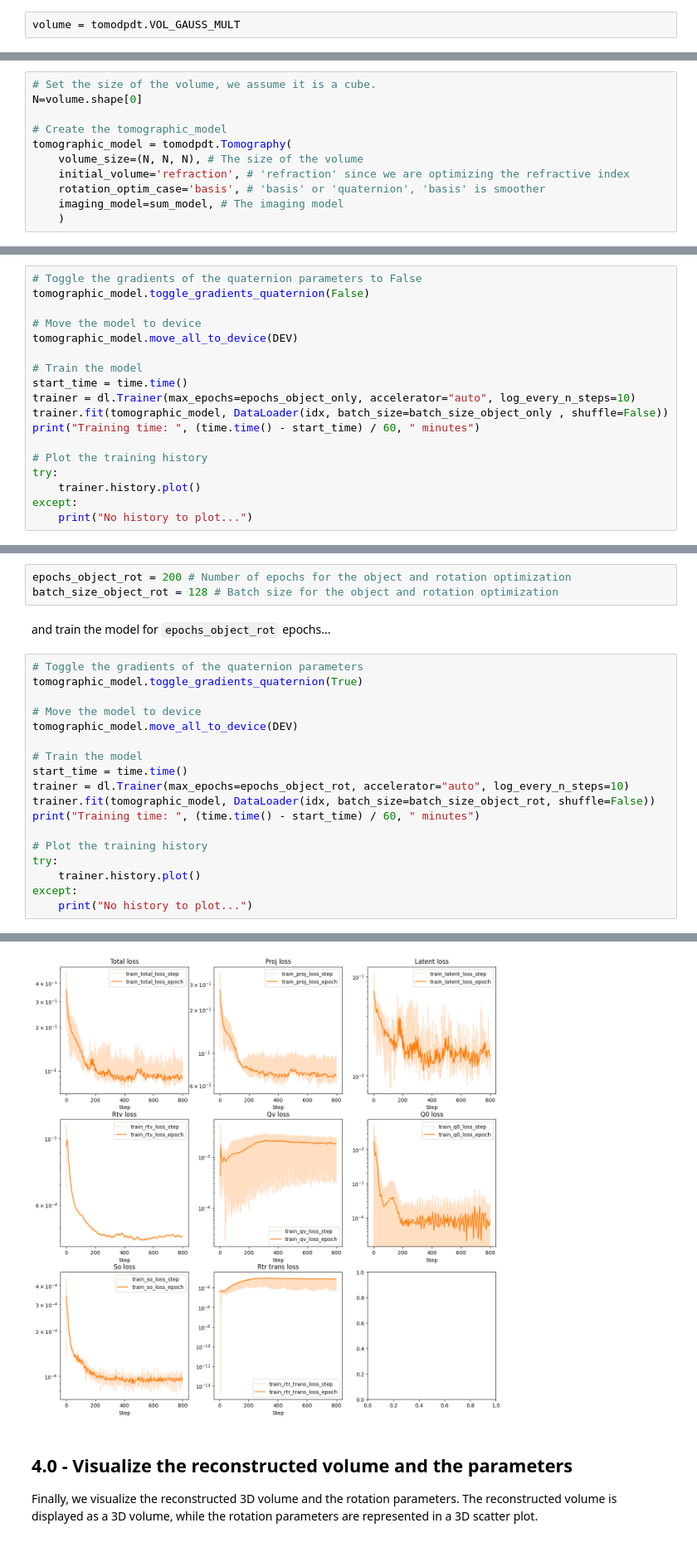
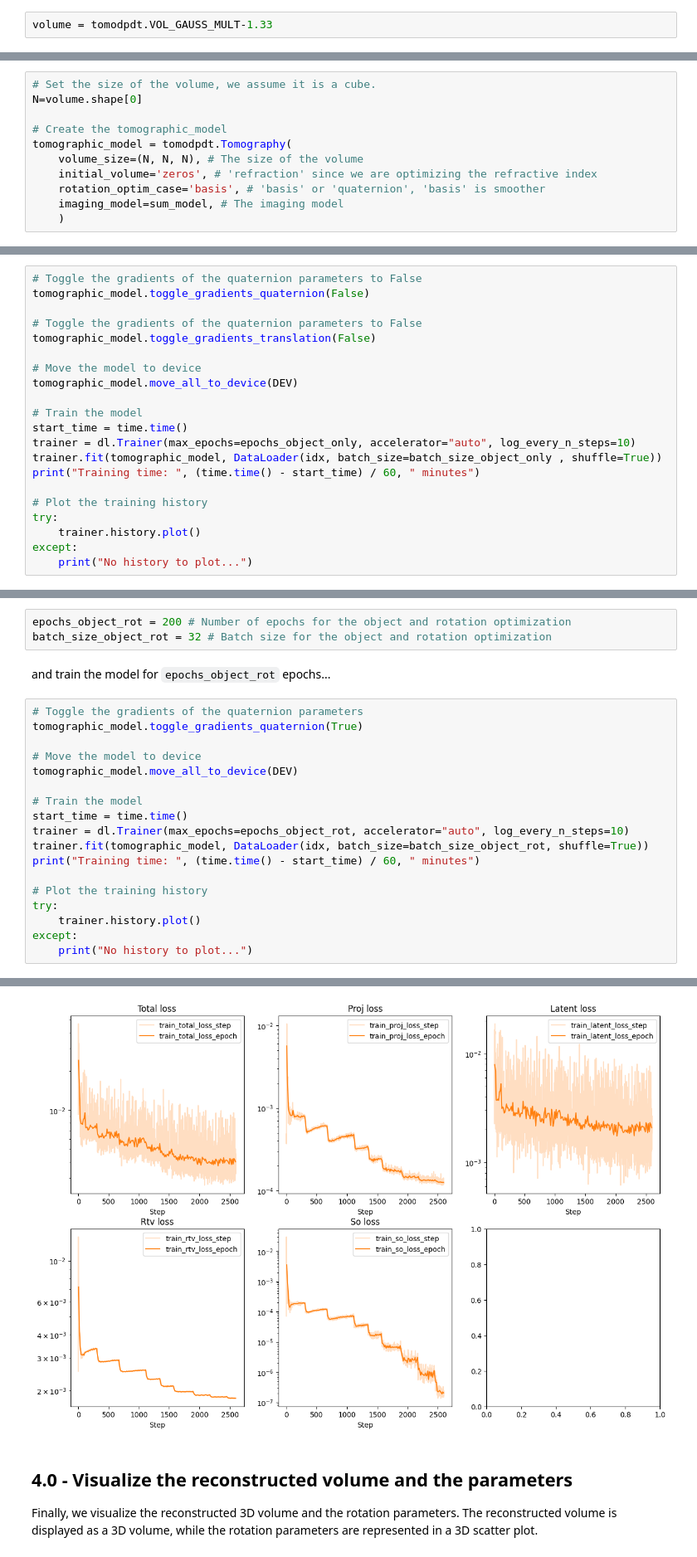
Before and after one commit to SkariZ/TomoDpDt, a Jupyter notebook: Notebooks/sum_projection_1ax.ipynb, the cells around one changed output, grey strips where cells are left out. Shown at 83% size. Saved outputs shown, nothing was run; the diff lists cells and outputs as text.

```diff
--- a/Notebooks/sum_projection_1ax.ipynb
+++ b/Notebooks/sum_projection_1ax.ipynb
@@ -32,7 +32,7 @@ Using device: cuda
 
 In this example, we load a 3D volume consisting of small Gaussian blobs placed randomly within the volume. The original volume is 64x64x64 voxels in size, but it can be upsampled or downsampled to any desired resolution.
 # %%
-volume = tomodpdt.VOL_GAUSS_MULT
+volume = tomodpdt.VOL_GAUSS_MULT-1.33
 # %%
 print(f"Shape of the volume: {volume.shape}")
 # %% [output]
@@ -203,7 +203,7 @@ N=volume.shape[0]
 # Create the tomographic_model
 tomographic_model = tomodpdt.Tomography(
     volume_size=(N, N, N), # The size of the volume
-    initial_volume='refraction', # 'refraction' since we are optimizing the refractive index
+    initial_volume='zeros', # 'refraction' since we are optimizing the refractive index
     rotation_optim_case='basis', # 'basis' or 'quaternion', 'basis' is smoother
     imaging_model=sum_model, # The imaging model
     )
@@ -283,6 +283,9 @@ train the model for `epochs_object_only` epochs...
 # %%
 # Toggle the gradients of the quaternion parameters to False
 tomographic_model.toggle_gradients_quaternion(False)
+
+# Toggle the gradients of the quaternion parameters to False
+tomographic_model.toggle_gradients_translation(False)
 
 # Move the model to device
 tomographic_model.move_all_to_device(DEV)
@@ -290,7 +293,7 @@ tomographic_model.move_all_to_device(DEV)
 # Train the model
 start_time = time.time()
 trainer = dl.Trainer(max_epochs=epochs_object_only, accelerator="auto", log_every_n_steps=10)
-trainer.fit(tomographic_model, DataLoader(idx, batch_size=batch_size_object_only , shuffle=False))
+trainer.fit(tomographic_model, DataLoader(idx, batch_size=batch_size_object_only , shuffle=True))
 print("Training time: ", (time.time() - start_time) / 60, " minutes")
 
 # Plot the training history
@@ -328,7 +331,7 @@ Training time:  0.1755444606145223  minutes
 This is the main optimization loop, where both the 3D volume and rotation parameters are optimized simultaneously. It mirrors the earlier procedure, but now gradients for the rotation parameters are enabled.
 # %%
 epochs_object_rot = 200 # Number of epochs for the object and rotation optimization
-batch_size_object_rot = 128 # Batch size for the object and rotation optimization
+batch_size_object_rot = 32 # Batch size for the object and rotation optimization
 # %% [markdown]
 and train the model for `epochs_object_rot` epochs...
 # %%
@@ -341,7 +344,7 @@ tomographic_model.move_all_to_device(DEV)
 # Train the model
 start_time = time.time()
 trainer = dl.Trainer(max_epochs=epochs_object_rot, accelerator="auto", log_every_n_steps=10)
-trainer.fit(tomographic_model, DataLoader(idx, batch_size=batch_size_object_rot, shuffle=False))
+trainer.fit(tomographic_model, DataLoader(idx, batch_size=batch_size_object_rot, shuffle=True))
 print("Training time: ", (time.time() - start_time) / 60, " minutes")
 
 # Plot the training history
@@ -374,4 +376,4 @@ Training time:  3.3624632438023885  minutes
-[figure, old version]
+[figure, new version]
 # %% [markdown]
 ## 4.0 - Visualize the reconstructed volume and the parameters
 
```
Also changed, not shown: parts of 9 cells of this notebook, 5 other files.
